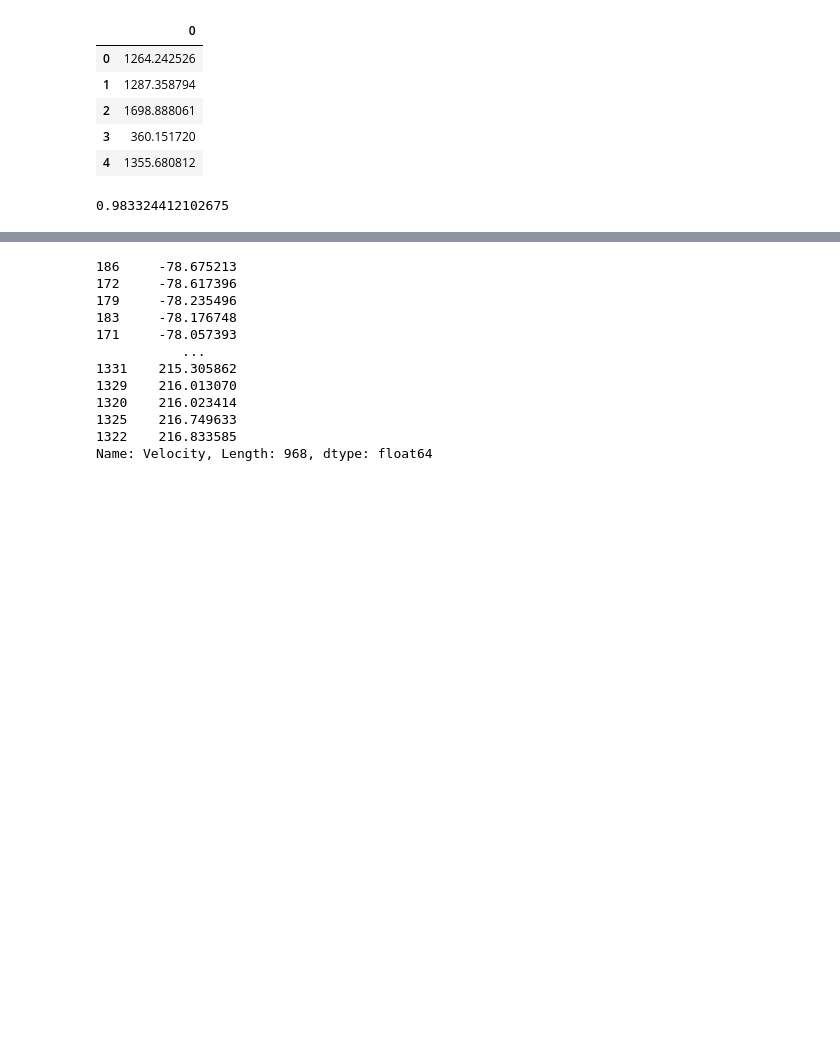
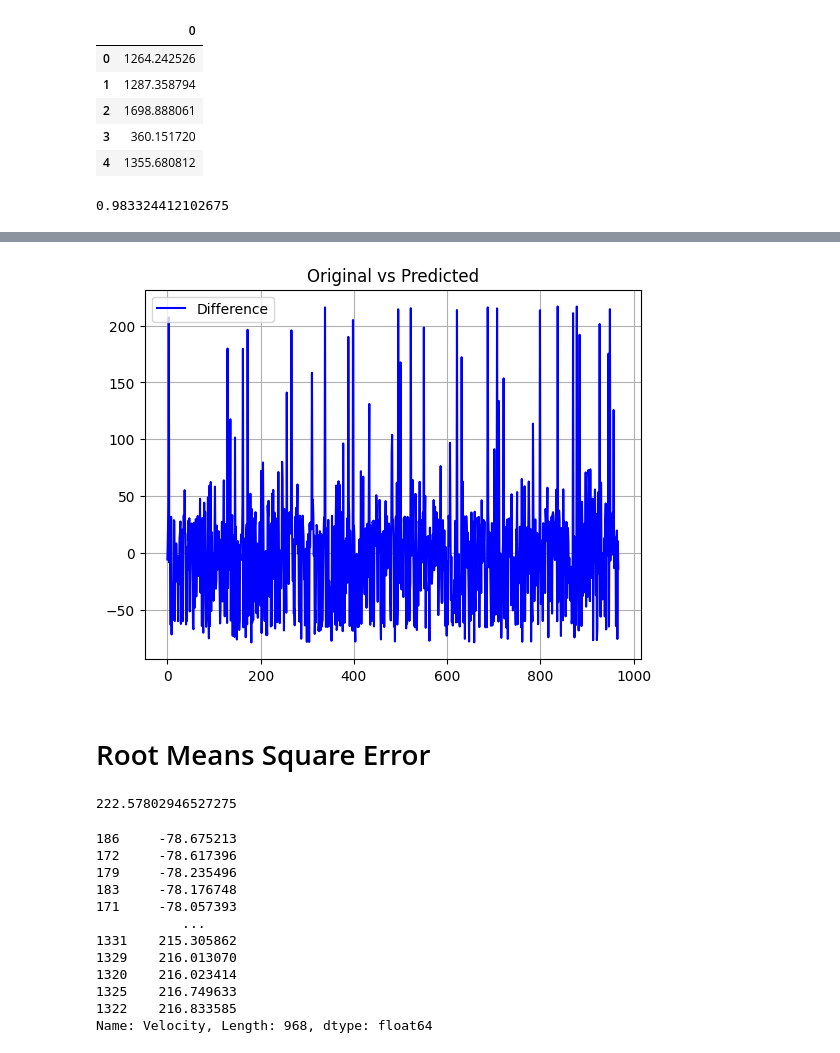
Before and after one commit to Skizzy-create/Velocity-Prediction-for-S2-33, a Jupyter notebook: VelocityModel1.ipynb, the cells around one changed output, grey strips where cells are left out. Drawn from its saved outputs; the diff is of its cells as text; code cells hidden in the pictures; blank space fills up the shorter version.

```diff
--- a/VelocityModel1.ipynb
+++ b/VelocityModel1.ipynb
@@ -220,3 +223,26 @@ plt.show()
+# %%
+time = np.arange(0,968,1)
+plt.plot(time, diff, c = 'b', label = "Difference")
+plt.title("Original vs Predicted")
+plt.legend()
+plt.grid(True)
+plt.show()
+# %% [output]
+[figure, added]
+# %% [markdown]
+# Root Means Square Error
+# %%
+sum_diff = 0
+for i in diff.head():
+    if i < 0:
+        i = i*i
+        sum_diff += i
+
+sum_diff = sum_diff /2*len(diff)
+sum_diff = math.sqrt(sum_diff)
+print(sum_diff)
+# %% [output]
+222.57802946527275
 # %%
 yTest_sort = yTest.sort_values()
 diff_sort = diff.sort_values()
```
Also changed, not shown: parts of 9 cells of this notebook.
